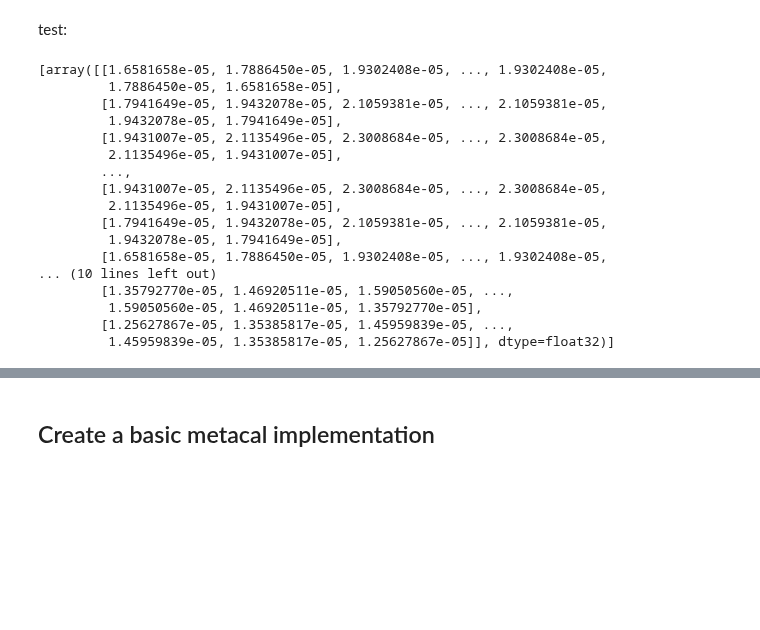
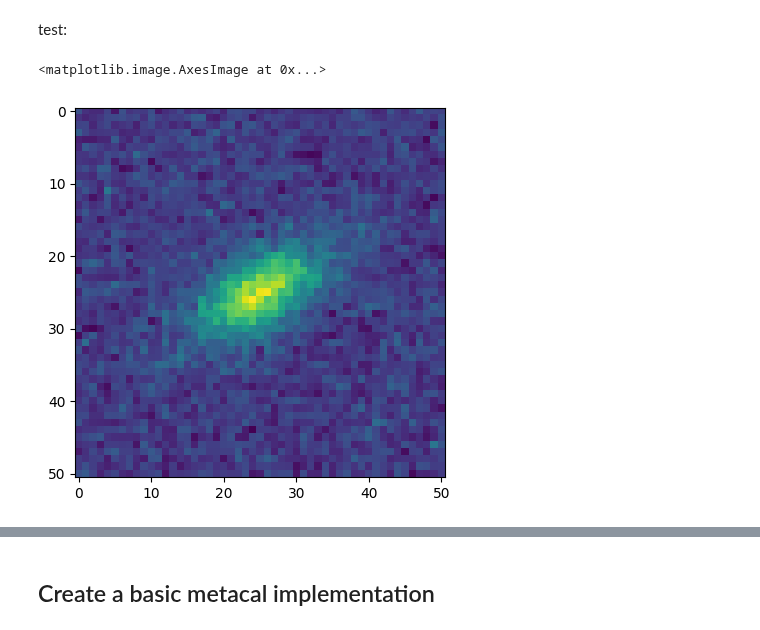
Before and after one commit to andrevitorelli/that-box-over-there, a Jupyter notebook: pujol.ipynb, the cells around one changed output, grey strips where cells are left out. Cells and saved outputs as stored; diff of their text form; code cells hidden in the pictures; blank space fills up the shorter version.

```diff
--- a/pujol.ipynb
+++ b/pujol.ipynb
@@ -45,7 +45,7 @@ imshow(nois,cmap="gist_gray");colorbar()
 # %% [markdown]
 ## Transform array images into GalSim objects
 # %%
-def galsimator(im_array):
-  image = galsim.Image(im_array,scale=0.1)
+def galsimator(im_array,scale=.1):
+  image = galsim.Image(im_array,scale=scale)
   galsim_img = galsim.InterpolatedImage(image,x_interpolant='lanczos14')
   return galsim_img
@@ -112,8 +100,16 @@ def create_loss(model,images,psfs,boxsize,scale):
 # %% [markdown]
 test:
 # %%
-gal = generate_gal(2)
+sky_level = 1
+nois = nois = noise_image(sky_level=sky_level)
+gal = generate_gal(17)#galsim.Exponential(flux=1e5,half_light_radius=.5).shear(g1=.1,g2=.5)
+#gal = galsim.Exponential(flux=1e5,half_light_radius=.5).shear(g1=.1,g2=.5)
 psf1 = galsim.Kolmogorov(fwhm=.7)
 psf2 = galsim.Kolmogorov(fwhm=.6)
+psfs = [psf1,psf2]
 obs1 = galsim.Convolve([gal,psf1]) + galsimator(nois)
 obs2 = galsim.Convolve([gal,psf1]) + galsimator(nois.T)
+obs_ims = array([obs1.drawImage(nx=51,ny=51,scale=.1).array,obs2.drawImage(nx=51,ny=51,scale=.1).array])
+
+flu = sum(obs1.drawImage(nx=51,ny=51,scale=.1).array)
+gal_flu = flu-sky_level*51**2
@@ -122,21 +116,6 @@ psfs = [psf1,psf2]
-# %%
-model(flux=10,hlr=.5,g1=.1,g2=0,psfs=psfs,boxsize=51,scale=.1)
-# %% [output]
-[array([[1.6581658e-05, 1.7886450e-05, 1.9302408e-05, ..., 1.9302408e-05,
-         1.7886450e-05, 1.6581658e-05],
-        [1.7941649e-05, 1.9432078e-05, 2.1059381e-05, ..., 2.1059381e-05,
-         1.9432078e-05, 1.7941649e-05],
-        [1.9431007e-05, 2.1135496e-05, 2.3008684e-05, ..., 2.3008684e-05,
-         2.1135496e-05, 1.9431007e-05],
-        ...,
-        [1.9431007e-05, 2.1135496e-05, 2.3008684e-05, ..., 2.3008684e-05,
-         2.1135496e-05, 1.9431007e-05],
-        [1.7941649e-05, 1.9432078e-05, 2.1059381e-05, ..., 2.1059381e-05,
-         1.9432078e-05, 1.7941649e-05],
-        [1.6581658e-05, 1.7886450e-05, 1.9302408e-05, ..., 1.9302408e-05,
-... (10 lines left out)
-        [1.35792770e-05, 1.46920511e-05, 1.59050560e-05, ...,
-         1.59050560e-05, 1.46920511e-05, 1.35792770e-05],
-        [1.25627867e-05, 1.35385817e-05, 1.45959839e-05, ...,
-         1.45959839e-05, 1.35385817e-05, 1.25627867e-05]], dtype=float32)]
+# %%
+imshow(obs1.drawImage(nx=51,ny=51,scale=.1).array)
+# %% [output]
+<matplotlib.image.AxesImage at 0x...>
+[figure, added]
 # %%
```
Also changed, not shown: parts of 10 cells of this notebook.
